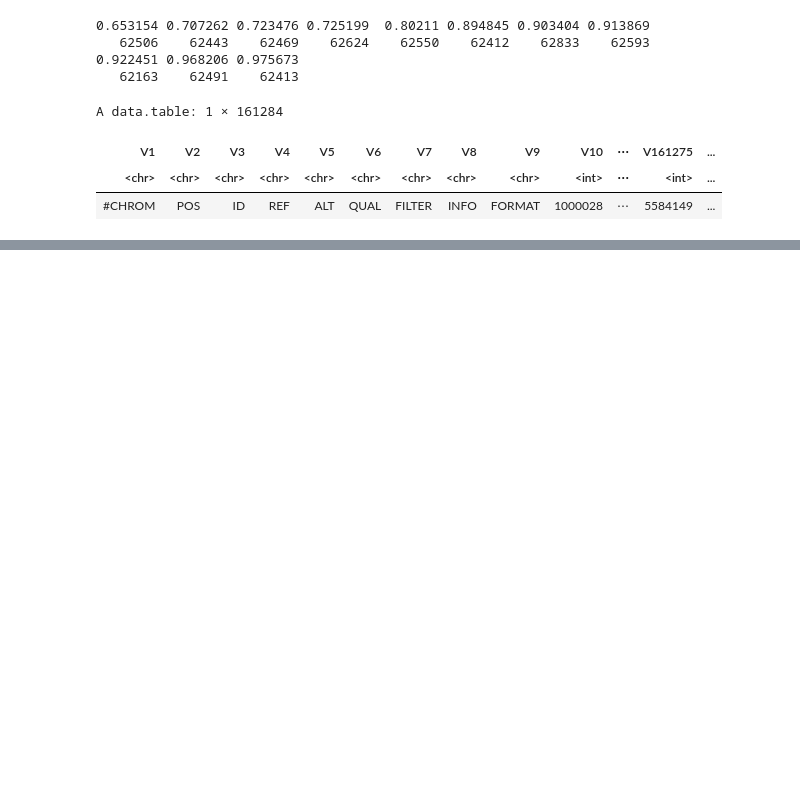
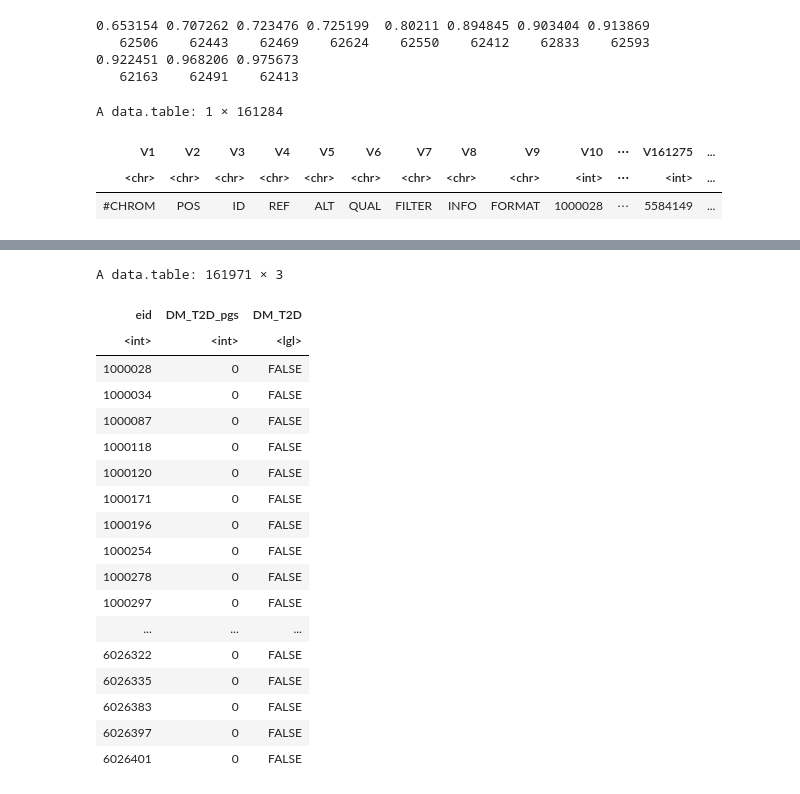
Before and after one commit to frhl/wes_ko_ukbb, a Jupyter notebook: notebooks/R_debug_shuffle.ipynb, the cells around one changed output, grey strips where cells are left out. Saved outputs shown, nothing was run; the diff lists cells and outputs as text; code cells hidden in the pictures; blank space fills up the shorter version.

```diff
--- a/notebooks/R_debug_shuffle.ipynb
+++ b/notebooks/R_debug_shuffle.ipynb
@@ -159,3 +308,37 @@ A data.table: 1 × 161284
 | V1 | V2 | V3 | V4 | V5 | V6 | V7 | V8 | V9 | V10 | ⋯ | V161275 | ... |
 | <chr> | <chr> | <chr> | <chr> | <chr> | <chr> | <chr> | <chr> | <chr> | <int> | ⋯ | <int> | ... |
 | #CHROM | POS | ID | REF | ALT | QUAL | FILTER | INFO | FORMAT | 1000028 | ⋯ | 5584149 | ... |
+# %%
+args <- list(
+    phenotype_bin = "data/phenotypes/spiros_brava_phenotypes_binary_500k.tsv",
+    directory = "data/prs/scores/"
+)
+# %%
+print(args)
+stopifnot(file.exists(args$phenotype_bin))
+stopifnot(dir.exists(args$directory))
+
+
+# Load polygenic risk scores
+files <- list.files(args$directory, pattern = ".txt.gz", full.names = TRUE)
+files <- files[!grepl("chrom",files)]
+print(files)
+
+# combine files
+lst <- lapply(files, fread)
+mrg <- Reduce(merge, lst)
+mrg$eid <- mrg$sid
+
+# read binary phenotypes
+d_bin <- fread(args$phenotype_bin)
+d_bin <- d_bin[d_bin$eid %in% mrg$eid,]
+cols_bin <- colnames(d_bin)
+
+# subset cols to binary
+cols <- gsub("_pgs","",colnames(mrg))
+cols <- cols[cols %in% cols_bin]
+d_bin <- d_bin[,colnames(d_bin) %in% cols, with = FALSE]
+dt <- merge(mrg, d_bin, by = 'eid')
+
+# calculate AUC
+cols <- cols[!cols %in% "eid"]
@@ -161,0 +363,31 @@ A data.table: 1 × 161284
+# %%
+x1 <- "spiro_diabetes"
+x2 <- "DM_T2D"
+# %%
+col <- x2
+write(paste("calculating auc for", col), stderr())
+col_pgs <- paste0(col,'_pgs')
+boot <- dt[,colnames(dt) %in% c('eid',col,col_pgs), with = FALSE]
+boot <- boot[!is.na(boot[[col]]) & !is.na(boot[[col_pgs]]),]
+# %%
+boot
+# %% [output]
+A data.table: 161971 × 3
+| eid | DM_T2D_pgs | DM_T2D |
+| <int> | <int> | <lgl> |
+| 1000028 | 0 | FALSE |
+| 1000034 | 0 | FALSE |
+| 1000087 | 0 | FALSE |
+| 1000118 | 0 | FALSE |
+| 1000120 | 0 | FALSE |
+| 1000171 | 0 | FALSE |
+| 1000196 | 0 | FALSE |
+| 1000254 | 0 | FALSE |
+| 1000278 | 0 | FALSE |
+| 1000297 | 0 | FALSE |
+| ... | ... | ... |
+| 6026322 | 0 | FALSE |
+| 6026335 | 0 | FALSE |
+| 6026383 | 0 | FALSE |
+| 6026397 | 0 | FALSE |
+| 6026401 | 0 | FALSE |
```
Also changed, not shown: parts of 10 cells of this notebook, 7 other files.
